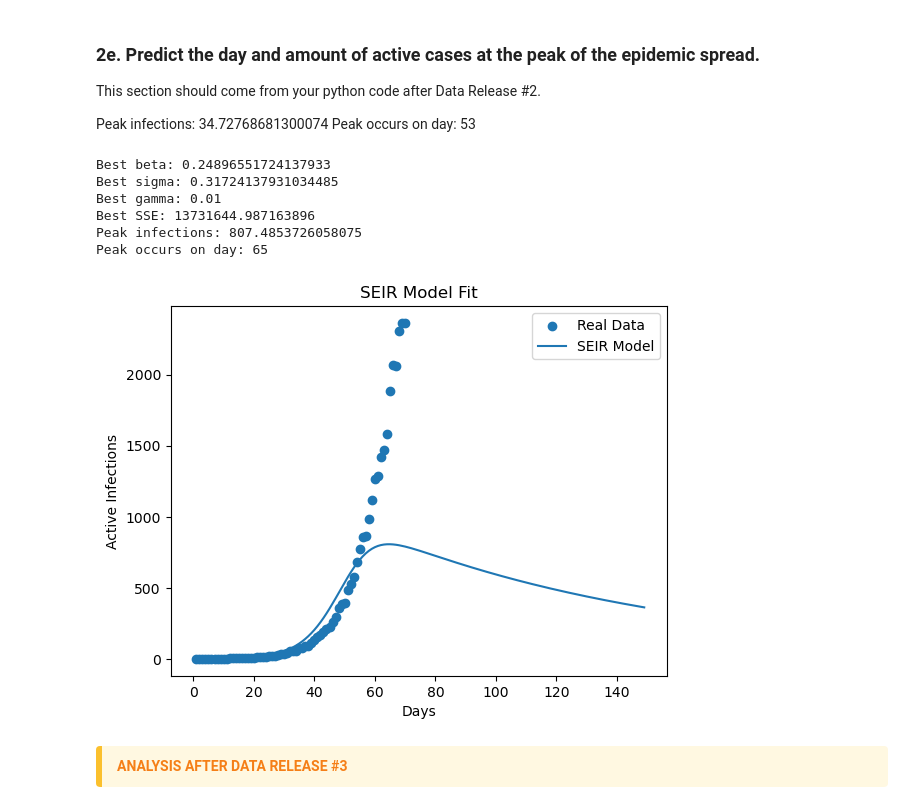
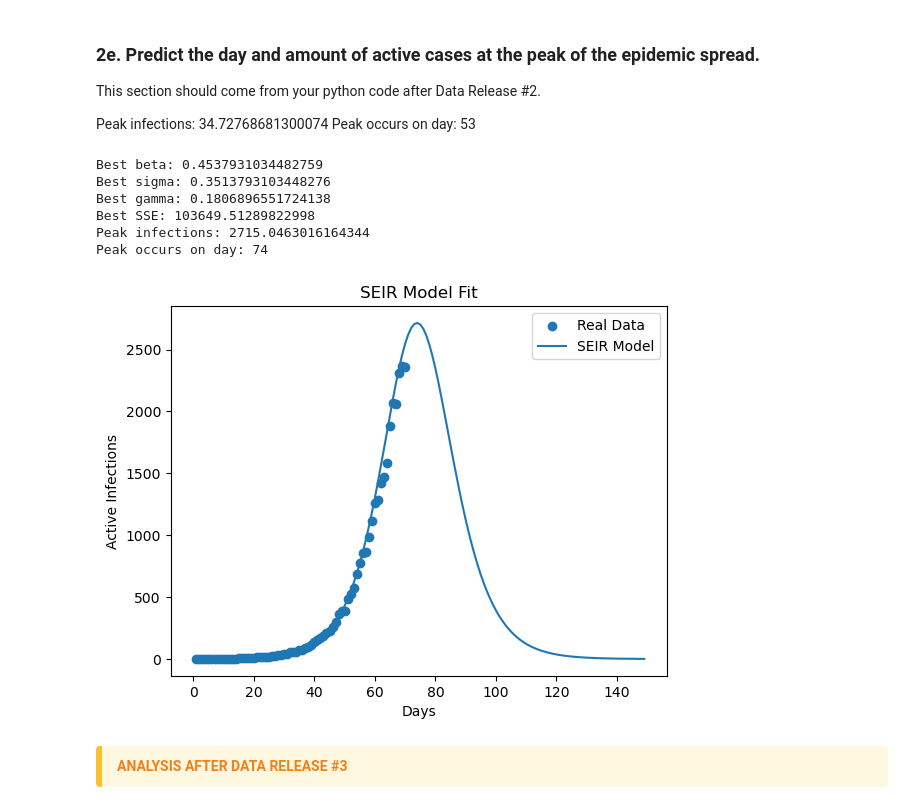
Before and after one commit to amelialuongo/Module-2-Epidemics-SIR-Modeling, a Jupyter notebook: Notebook examples/Template_student_final_notebook.ipynb, the cells around one changed output. Cells and saved outputs as stored; diff of their text form; code cells hidden in the pictures.

```diff
--- a/Notebook examples/Template_student_final_notebook.ipynb
+++ b/Notebook examples/Template_student_final_notebook.ipynb
@@ -296,6 +293,12 @@ data = pd.read_csv(
     '/Users/amelialuongo/Desktop/comp bme/Module-2-Epidemics-SIR-Modeling/Data/mystery_virus_daily_active_counts_RELEASE#2.csv',
     parse_dates=['date']
 )
+
+# Initial conditions
+I0 = data_I[0]
+E0 = 0
+R0 = 1.835
+S0 = N - I0
 
 #%%
 # Euler SEIR function
@@ -331,12 +334,12 @@ data_I = data["active reported daily cases"].to_numpy()
 timepoints = data["day"].to_numpy()
 
 # Population size (larger so infections aren't capped)
-N = 1000
+N = 17000
 
 # Initial conditions
 I0 = data_I[0]
 E0 = 0
-R0 = 0
+R0 = 1.835
 S0 = N - I0
 
 #%%
@@ -394,40 +397,40 @@ S, E, I, R = euler_seir(
 # Peak analysis
 peak_height = np.max(I)
 peak_day = np.argmax(I)
 
 print("Peak infections:", peak_height)
 print("Peak occurs on day:", peak_day)
 
 #%%
 # Plot results
 plt.figure()
 
 plt.scatter(
     data["day"],
     data["active reported daily cases"],
     label="Real Data"
 )
 
 plt.plot(
     timepoints_future,
     I,
     label="SEIR Model"
 )
 
 plt.xlabel("Days")
 plt.ylabel("Active Infections")
 plt.title("SEIR Model Fit")
 plt.legend()
 
 plt.show()
 # %% [output]
-Best beta: 0.24896551724137933
-Best sigma: 0.31724137931034485
-Best gamma: 0.01
-Best SSE: 13731644.987163896
-Peak infections: 807.4853726058075
-Peak occurs on day: 65
+Best beta: 0.4537931034482759
+Best sigma: 0.3513793103448276
+Best gamma: 0.1806896551724138
+Best SSE: 103649.51289822998
+Peak infections: 2715.0463016164344
+Peak occurs on day: 74
-[figure, old version]
+[figure, new version]
 # %% [markdown]
 
 <div style="
```
Also changed, not shown: parts of 3 cells of this notebook, 1 other file.
